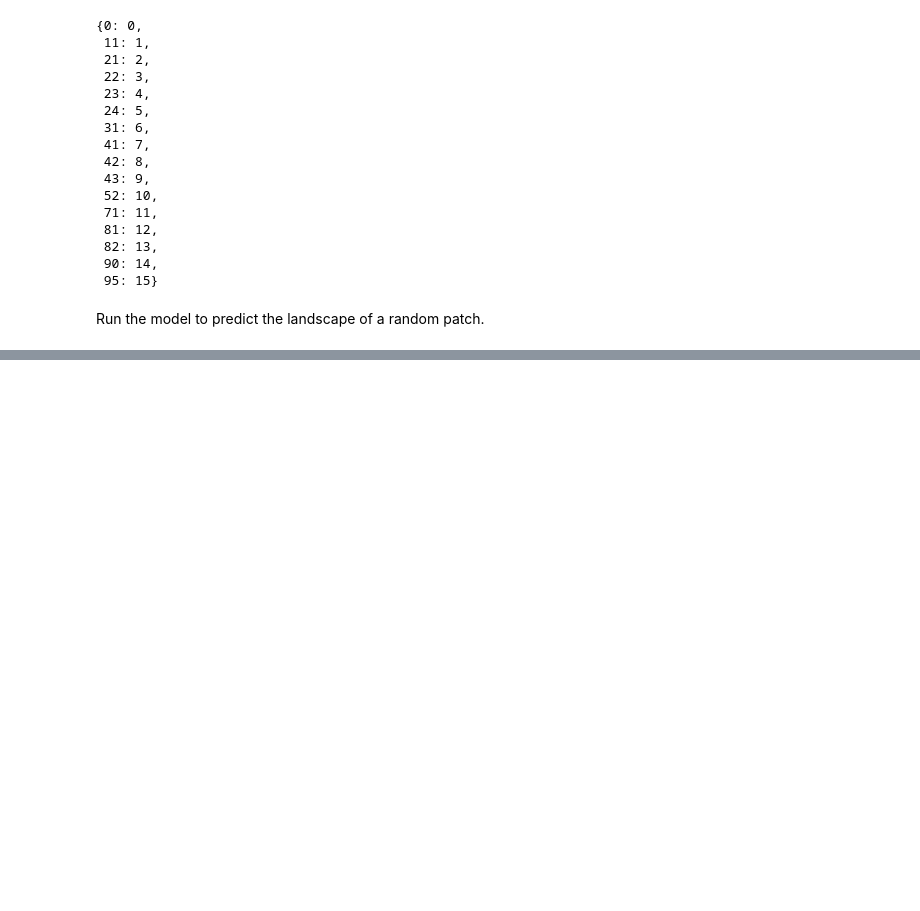
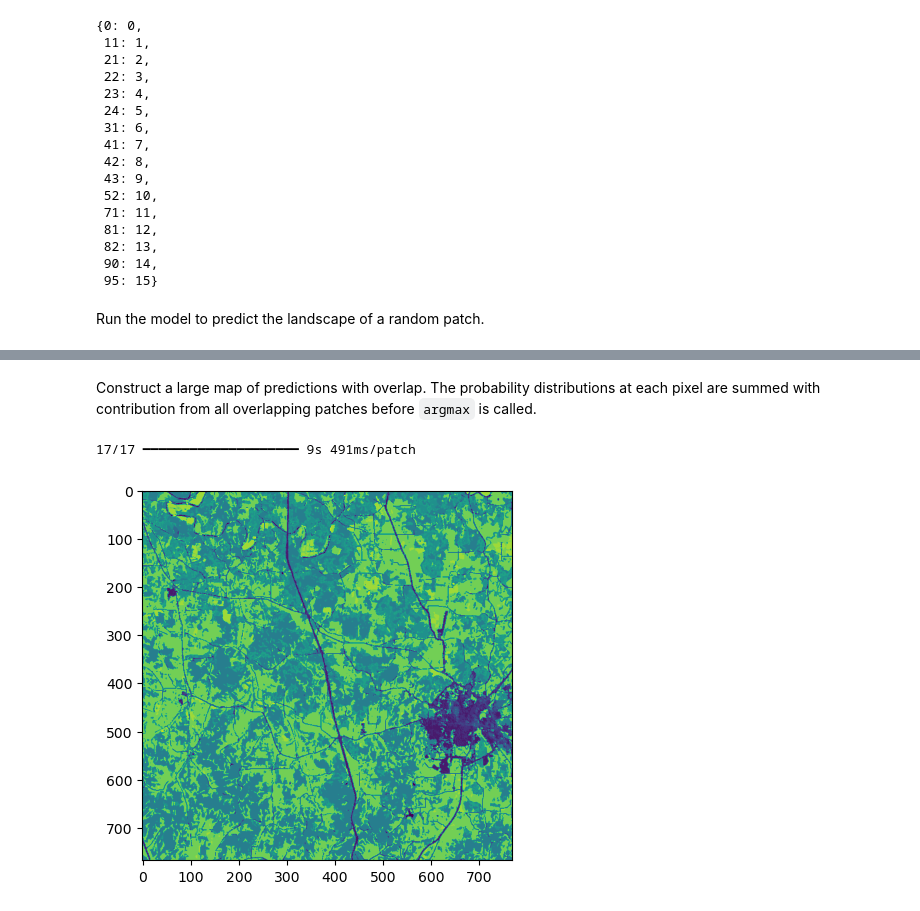
Before and after one commit to VandyDataScience/land-trust-3, a Jupyter notebook: ConvLSTMPatches.ipynb, the cells around one changed output, grey strips where cells are left out. Saved outputs shown, nothing was run; the diff lists cells and outputs as text; code cells hidden in the pictures; blank space fills up the shorter version.

```diff
--- a/ConvLSTMPatches.ipynb
+++ b/ConvLSTMPatches.ipynb
@@ -303,0 +291,19 @@ plt.show()
+# %% [markdown]
+Construct a large map of predictions with overlap. The probability distributions at each pixel are summed with contribution from all overlapping patches before `argmax` is called.
+# %%
+probs = np.zeros((PATCH_SIZE * size, PATCH_SIZE * size, n_categories), dtype=np.float32)
+progbar = keras.utils.Progbar(np.ceil(len(range(0, PATCH_SIZE * size - OVERLAP_SIZE, OVERLAP_SIZE)) ** 2 / batch_size), unit_name='patch')
+gen = batch_patch_generator(patch_generator(OVERLAP_SIZE))
+n = 0
+for coords, batch in gen:
+    result = model.predict(batch, verbose=0)
+    for i in range(len(coords)):
+        probs[coords[i, 0]:coords[i, 0] + PATCH_SIZE, coords[i, 1]:coords[i, 1] + PATCH_SIZE] += result[i]
+    n += 1
+    progbar.update(n)
+image = np.argmax(probs, axis=-1)
+plt.imshow(image)
+plt.show()
+# %% [output]
+17/17 ━━━━━━━━━━━━━━━━━━━━ 9s 491ms/patch
+[figure, added]
```
Also changed, not shown: parts of 17 cells of this notebook, 1 other file.
